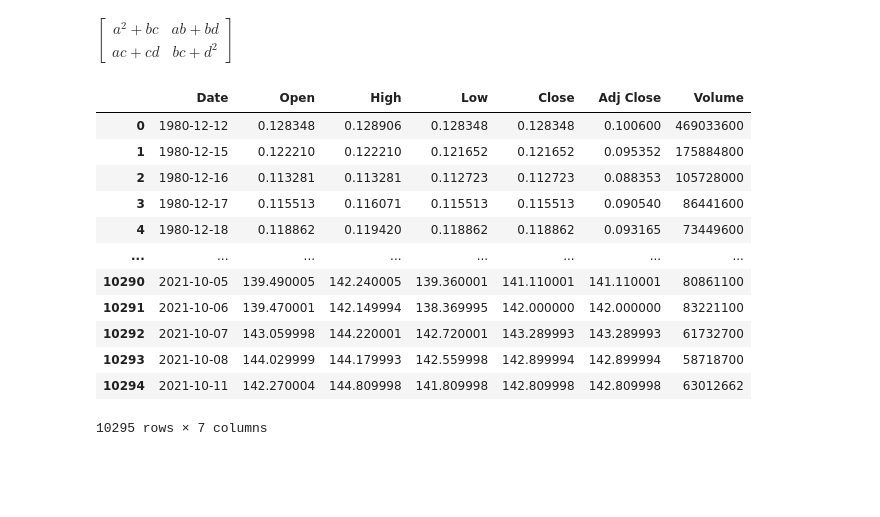
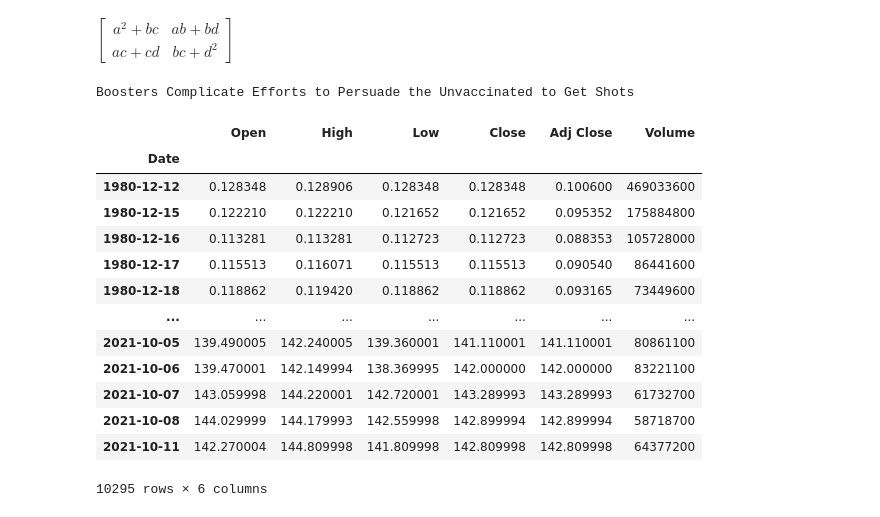
Before and after one commit to qcx201/ParetoPy, a Jupyter notebook: Notes/A-Overview.ipynb, the cells around one changed output. Saved outputs shown, nothing was run; the diff lists cells and outputs as text; code cells hidden in the pictures; blank space fills up the shorter version.

```diff
--- a/Notes/A-Overview.ipynb
+++ b/Notes/A-Overview.ipynb
@@ -295,21 +405,37 @@ $\displaystyle \left[\begin{matrix}a^{2} + b c & a b + b d\\a c + c d & b c + d^
+# %%
+# HTML parsing
+from lxml import html
+
+doc = html.fromstring(resp.text)
+header = doc.xpath('//h3')[0]
+print(header.text)
+# %% [output]
+Boosters Complicate Efforts to Persuade the Unvaccinated to Get Shots
 # %%
+# data panels
 import pandas as pd
 
 # read AAPL price data from Yahoo Finance
 url = 'https://query1.finance.yahoo.com/v7/finance/download/AAPL?period1=345427200&period2=1633996800&interval=1d&events=history&includeAdjustedClose=true'
 df = pd.read_csv(url)
+
+# processing
+df['Date'] = pd.to_datetime(df['Date'])
+df = df.set_index('Date')
+
 df
 # %% [output]
-|  | Date | Open | High | Low | Close | Adj Close | Volume |
-| 0 | 1980-12-12 | 0.128348 | 0.128906 | 0.128348 | 0.128348 | 0.100600 | 469033600 |
-| 1 | 1980-12-15 | 0.122210 | 0.122210 | 0.121652 | 0.121652 | 0.095352 | 175884800 |
-| 2 | 1980-12-16 | 0.113281 | 0.113281 | 0.112723 | 0.112723 | 0.088353 | 105728000 |
-| 3 | 1980-12-17 | 0.115513 | 0.116071 | 0.115513 | 0.115513 | 0.090540 | 86441600 |
-| 4 | 1980-12-18 | 0.118862 | 0.119420 | 0.118862 | 0.118862 | 0.093165 | 73449600 |
-| ... | ... | ... | ... | ... | ... | ... | ... |
-| 10290 | 2021-10-05 | 139.490005 | 142.240005 | 139.360001 | 141.110001 | 141.110001 | 80861100 |
-| 10291 | 2021-10-06 | 139.470001 | 142.149994 | 138.369995 | 142.000000 | 142.000000 | 83221100 |
-| 10292 | 2021-10-07 | 143.059998 | 144.220001 | 142.720001 | 143.289993 | 143.289993 | 61732700 |
-| 10293 | 2021-10-08 | 144.029999 | 144.179993 | 142.559998 | 142.899994 | 142.899994 | 58718700 |
-| 10294 | 2021-10-11 | 142.270004 | 144.809998 | 141.809998 | 142.809998 | 142.809998 | 63012662 |
+|  | Open | High | Low | Close | Adj Close | Volume |
+| Date |  |  |  |  |  |  |
+| 1980-12-12 | 0.128348 | 0.128906 | 0.128348 | 0.128348 | 0.100600 | 469033600 |
+| 1980-12-15 | 0.122210 | 0.122210 | 0.121652 | 0.121652 | 0.095352 | 175884800 |
+| 1980-12-16 | 0.113281 | 0.113281 | 0.112723 | 0.112723 | 0.088353 | 105728000 |
+| 1980-12-17 | 0.115513 | 0.116071 | 0.115513 | 0.115513 | 0.090540 | 86441600 |
+| 1980-12-18 | 0.118862 | 0.119420 | 0.118862 | 0.118862 | 0.093165 | 73449600 |
+| ... | ... | ... | ... | ... | ... | ... |
+| 2021-10-05 | 139.490005 | 142.240005 | 139.360001 | 141.110001 | 141.110001 | 80861100 |
+| 2021-10-06 | 139.470001 | 142.149994 | 138.369995 | 142.000000 | 142.000000 | 83221100 |
+| 2021-10-07 | 143.059998 | 144.220001 | 142.720001 | 143.289993 | 143.289993 | 61732700 |
+| 2021-10-08 | 144.029999 | 144.179993 | 142.559998 | 142.899994 | 142.899994 | 58718700 |
+| 2021-10-11 | 142.270004 | 144.809998 | 141.809998 | 142.809998 | 142.809998 | 64377200 |
-10295 rows × 7 columns
+10295 rows × 6 columns
```
Also changed, not shown: parts of 40 cells of this notebook.
